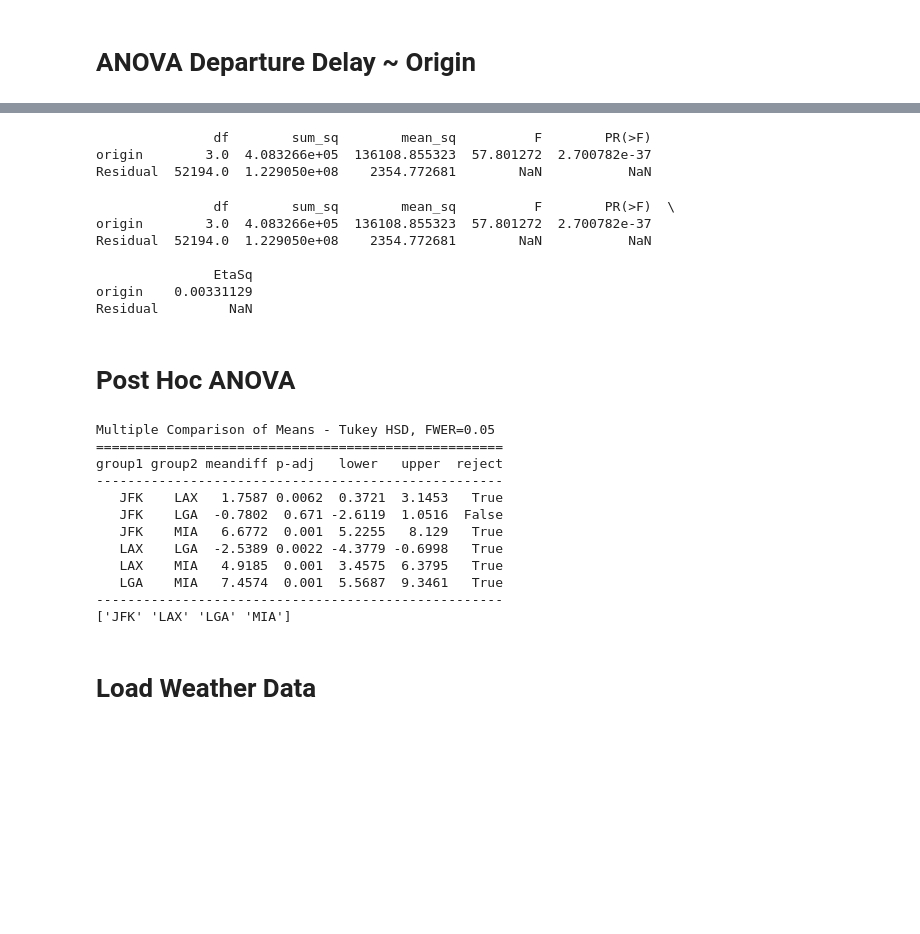
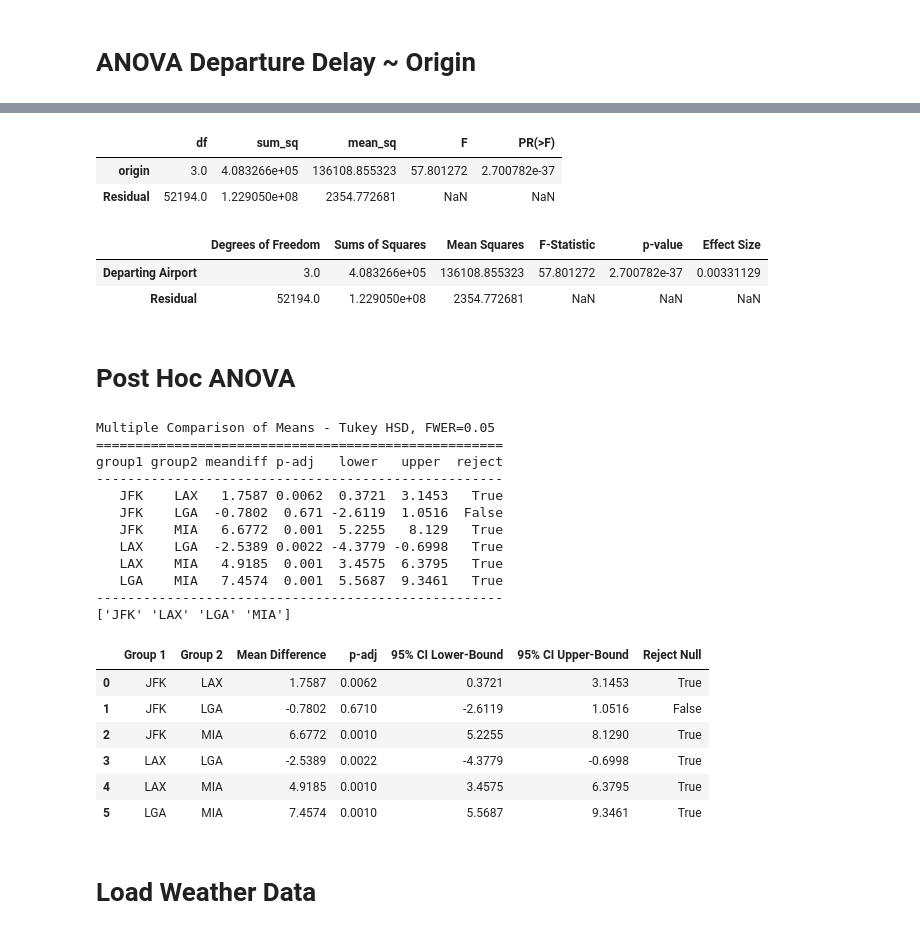
Before and after one commit to rweng18/aqi_project, a Jupyter notebook: ANOVA_tests.ipynb, the cells around one changed output, grey strips where cells are left out. Drawn from its saved outputs; the diff is of its cells as text; code cells hidden in the pictures; blank space fills up the shorter version.

```diff
--- a/ANOVA_tests.ipynb
+++ b/ANOVA_tests.ipynb
@@ -135,24 +141,22 @@ Warnings:
 [1] Standard Errors assume that the covariance matrix of the errors is correctly specified.
 # %%
 anova_table = sm.stats.anova_lm(anova_origin_city, type=2)
-# %%
-print(anova_table)
-# %% [output]
-               df        sum_sq        mean_sq          F        PR(>F)
-origin        3.0  4.083266e+05  136108.855323  57.801272  2.700782e-37
-Residual  52194.0  1.229050e+08    2354.772681        NaN           NaN
+# %%
+pd.DataFrame(anova_table)
+# %% [output]
+|  | df | sum_sq | mean_sq | F | PR(>F) |
+| origin | 3.0 | 4.083266e+05 | 136108.855323 | 57.801272 | 2.700782e-37 |
+| Residual | 52194.0 | 1.229050e+08 | 2354.772681 | NaN | NaN |
 # %%
 esq_sm = anova_table['sum_sq'][0]/(anova_table['sum_sq'][0] + anova_table['sum_sq'][1])
 anova_table['EtaSq'] = [esq_sm, 'NaN']
-print(anova_table)
+anova_table.index = ['Departing Airport', 'Residual']
+anova_table.columns = ['Degrees of Freedom', 'Sums of Squares', 'Mean Squares', 'F-Statistic', 'p-value', 'Effect Size']
+pd.DataFrame(anova_table)
 # %% [output]
-               df        sum_sq        mean_sq          F        PR(>F)  \
-origin        3.0  4.083266e+05  136108.855323  57.801272  2.700782e-37
-Residual  52194.0  1.229050e+08    2354.772681        NaN           NaN
-
-               EtaSq
-origin    0.00331129
-Residual         NaN
+|  | Degrees of Freedom | Sums of Squares | Mean Squares | F-Statistic | p-value | Effect Size |
+| Departing Airport | 3.0 | 4.083266e+05 | 136108.855323 | 57.801272 | 2.700782e-37 | 0.00331129 |
+| Residual | 52194.0 | 1.229050e+08 | 2354.772681 | NaN | NaN | NaN |
 # %% [markdown]
 # Post Hoc ANOVA
 # %%
@@ -161,22 +165,32 @@ from statsmodels.stats.multicomp import MultiComparison
 # %%
 mc = MultiComparison(flights_df['dep_delay'], flights_df['origin'])
 result = mc.tukeyhsd()
 
+result_df = pd.DataFrame(data=result._results_table.data[1:], columns=result._results_table.data[0])
 print(result)
 print(mc.groupsunique)
+result_df.columns = ['Group 1', 'Group 2', 'Mean Difference', 'p-adj', '95% CI Lower-Bound', '95% CI Upper-Bound', 'Reject Null']
+result_df
 # %% [output]
 Multiple Comparison of Means - Tukey HSD, FWER=0.05
 ====================================================
 group1 group2 meandiff p-adj   lower   upper  reject
 ----------------------------------------------------
    JFK    LAX   1.7587 0.0062  0.3721  3.1453   True
    JFK    LGA  -0.7802  0.671 -2.6119  1.0516  False
    JFK    MIA   6.6772  0.001  5.2255   8.129   True
    LAX    LGA  -2.5389 0.0022 -4.3779 -0.6998   True
    LAX    MIA   4.9185  0.001  3.4575  6.3795   True
    LGA    MIA   7.4574  0.001  5.5687  9.3461   True
 ----------------------------------------------------
 ['JFK' 'LAX' 'LGA' 'MIA']
+|  | Group 1 | Group 2 | Mean Difference | p-adj | 95% CI Lower-Bound | 95% CI Upper-Bound | Reject Null |
+| 0 | JFK | LAX | 1.7587 | 0.0062 | 0.3721 | 3.1453 | True |
+| 1 | JFK | LGA | -0.7802 | 0.6710 | -2.6119 | 1.0516 | False |
+| 2 | JFK | MIA | 6.6772 | 0.0010 | 5.2255 | 8.1290 | True |
+| 3 | LAX | LGA | -2.5389 | 0.0022 | -4.3779 | -0.6998 | True |
+| 4 | LAX | MIA | 4.9185 | 0.0010 | 3.4575 | 6.3795 | True |
+| 5 | LGA | MIA | 7.4574 | 0.0010 | 5.5687 | 9.3461 | True |
 # %% [markdown]
 # Load Weather Data
 # %%
```
Also changed, not shown: parts of 19 cells of this notebook, 9 other files.
